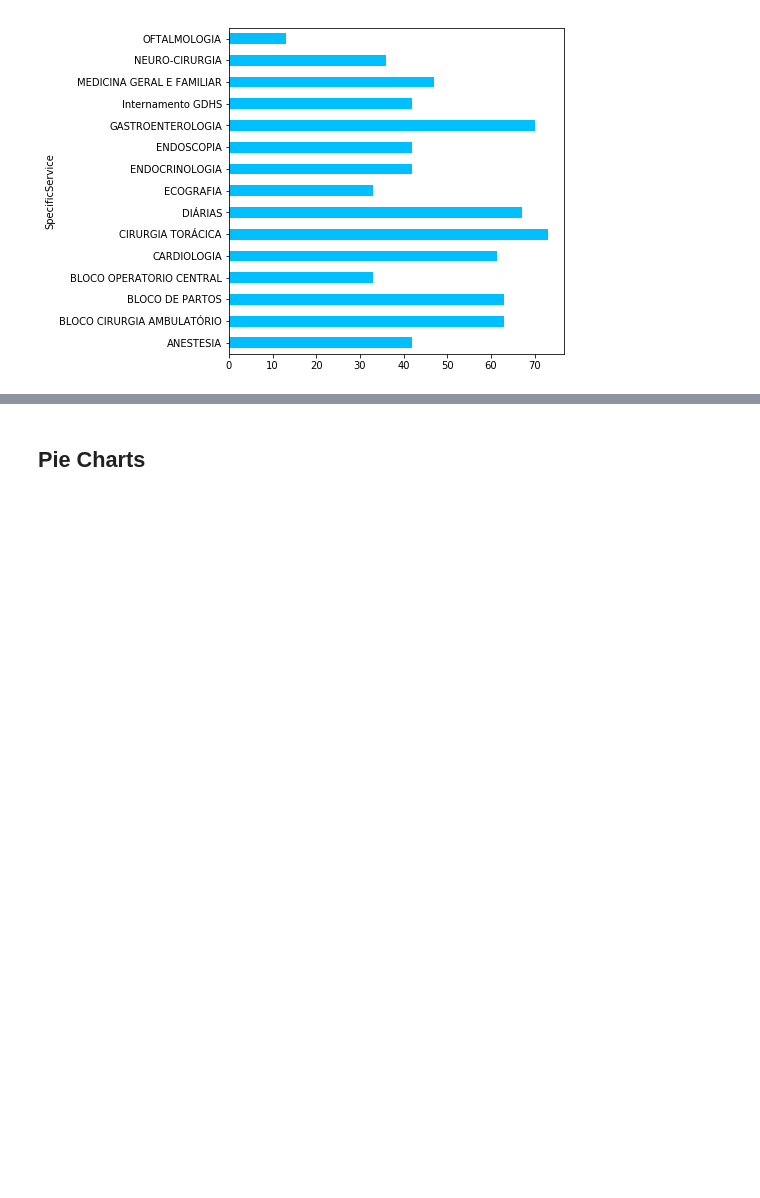
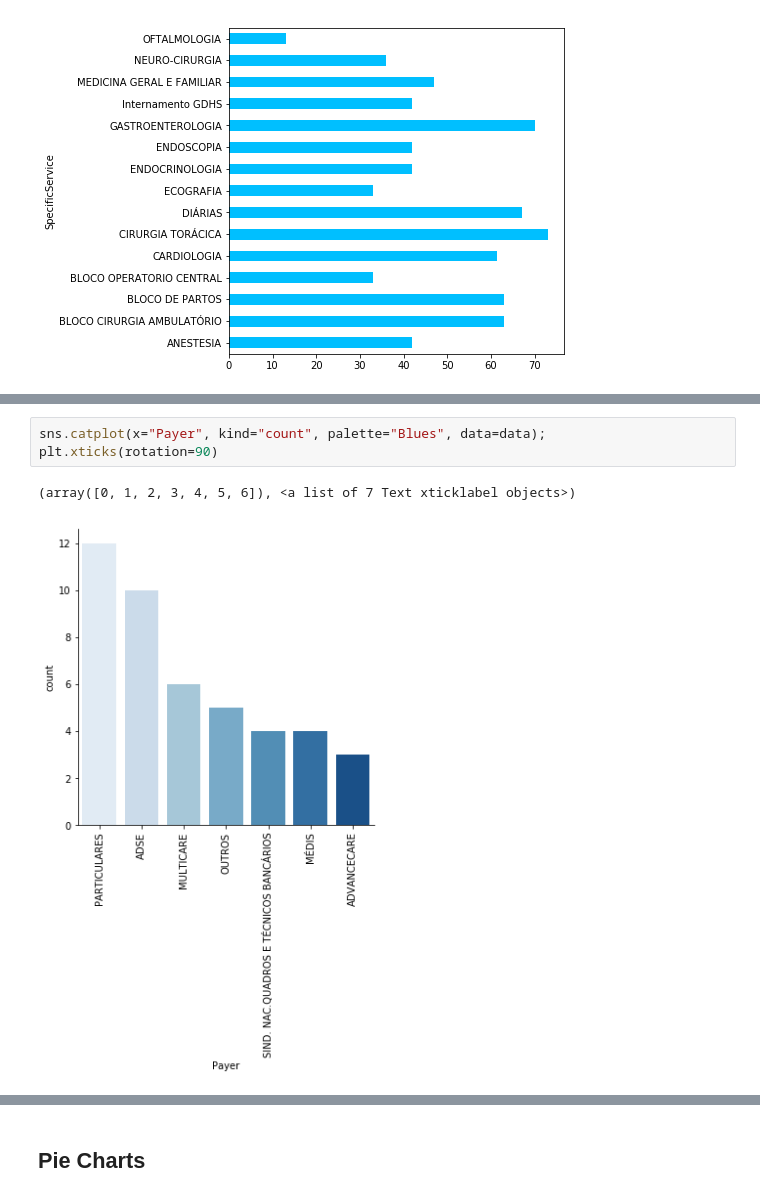
Before and after one commit to crsimmons1/JdMS, a Jupyter notebook: DataVisualization.ipynb, the cells around one changed output, grey strips where cells are left out. Cells and saved outputs as stored; diff of their text form; blank space fills up the shorter version.

```diff
--- a/DataVisualization.ipynb
+++ b/DataVisualization.ipynb
@@ -123,0 +134,6 @@ Service_by_Age.head(15).plot.barh(color="deepskyblue");
+# %%
+sns.catplot(x="Payer", kind="count", palette="Blues", data=data);
+plt.xticks(rotation=90)
+# %% [output]
+(array([0, 1, 2, 3, 4, 5, 6]), <a list of 7 Text xticklabel objects>)
+[figure, added]
```
Also changed, not shown: parts of 7 cells of this notebook.
